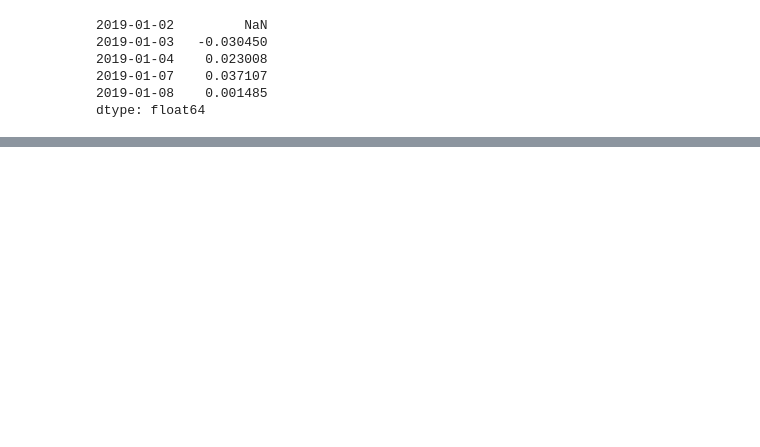
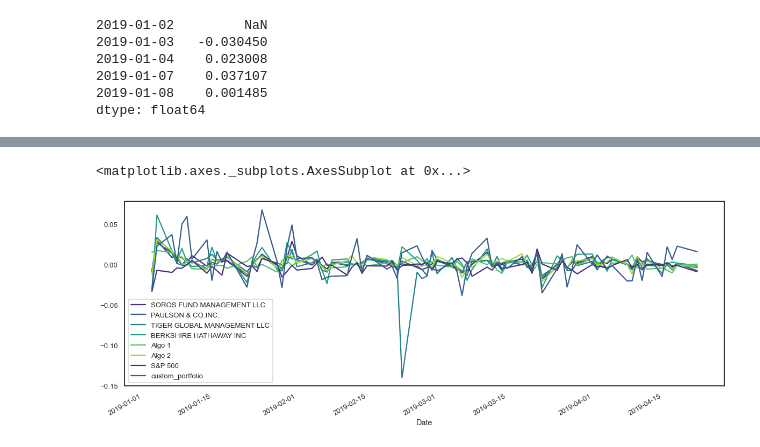
Before and after one commit to rl-work/WhalePortfolio, a Jupyter notebook: Pandas HW/PandasHW.ipynb, the cells around one changed output, grey strips where cells are left out. Cells and saved outputs as stored; diff of their text form; code cells hidden in the pictures; blank space fills up the shorter version.

```diff
--- a/Pandas HW/PandasHW.ipynb
+++ b/Pandas HW/PandasHW.ipynb
@@ -340,3 +341,9 @@ combined_df.head()
 | 2019-01-07 | 0.009051 | 0.014475 | 0.014111 | 0.017185 | 0.014748 | 0.016942 | ... |
 | 2019-01-08 | 0.010760 | 0.008050 | 0.001544 | 0.005851 | 0.010825 | 0.010479 | ... |
 | 2019-01-09 | 0.008630 | -0.000800 | -0.000534 | 0.019788 | 0.000214 | 0.009658 | ... |
+# %%
+#plot data for combined df
+combined_df.plot()
+# %% [output]
+<matplotlib.axes._subplots.AxesSubplot at 0x...>
+[figure, added]
```
Also changed, not shown: parts of 15 cells of this notebook, 1 other file.
